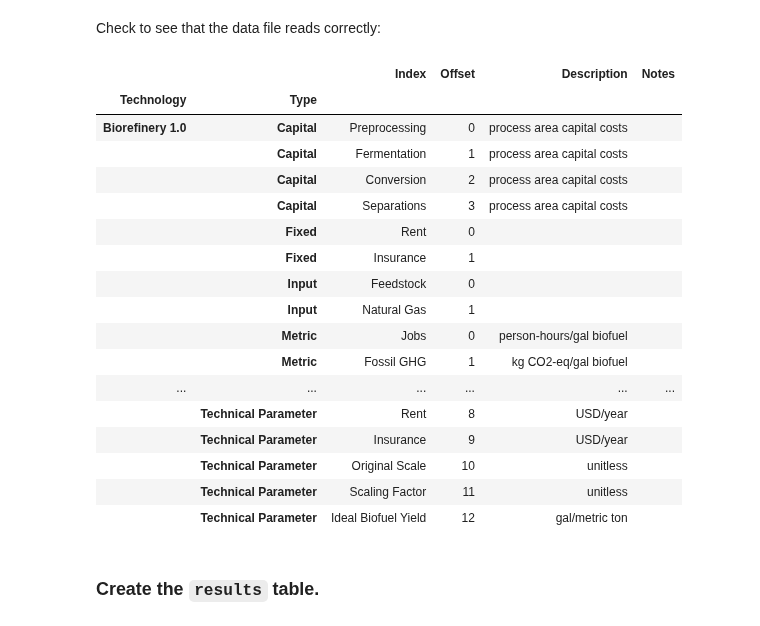
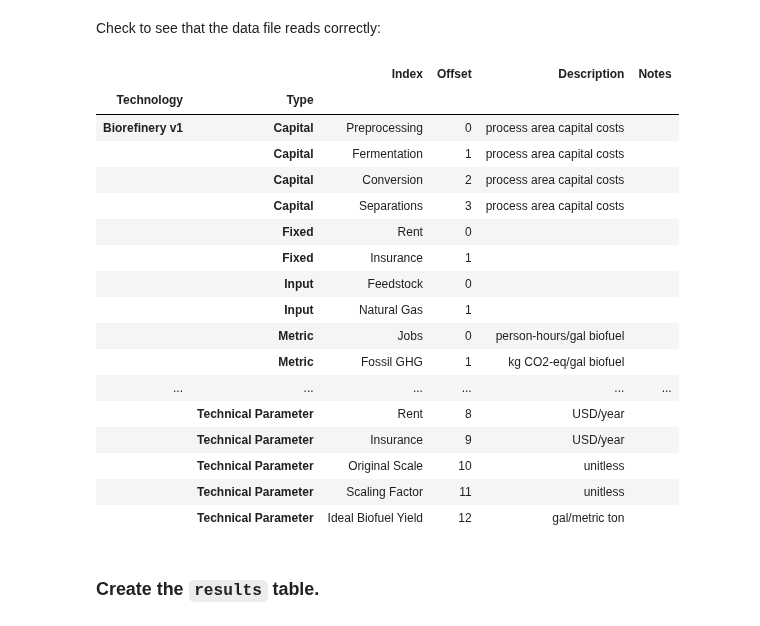
Before and after one commit to NREL/tyche, a Jupyter notebook: tutorial/tutorial-biorefinery-ex.ipynb, the cells around one changed output. Saved outputs shown, nothing was run; the diff lists cells and outputs as text; code cells hidden in the pictures.

```diff
--- a/tutorial/tutorial-biorefinery-ex.ipynb
+++ b/tutorial/tutorial-biorefinery-ex.ipynb
@@ -68,12 +68,12 @@ See the [model](https://tyche.live/doc-src/formulation.html) and [database](http
 # %% [markdown]
 Check to see that the data file reads correctly:
 # %%
-my_designs = ty.Designs("data/biorefinery-1.0/")
+my_designs = ty.Designs("data/biorefinery_v1/")
 my_designs.indices.reset_index("Index").sort_values(["Type", "Offset"])
 # %% [output]
 |  |  | Index | Offset | Description | Notes |
 | Technology | Type |  |  |  |  |
-| Biorefinery 1.0 | Capital | Preprocessing | 0 | process area capital costs |  |
+| Biorefinery v1 | Capital | Preprocessing | 0 | process area capital costs |  |
 |  | Capital | Fermentation | 1 | process area capital costs |  |
 |  | Capital | Conversion | 2 | process area capital costs |  |
 |  | Capital | Separations | 3 | process area capital costs |  |
```
Also changed, not shown: parts of 18 cells of this notebook, 1 other file.
